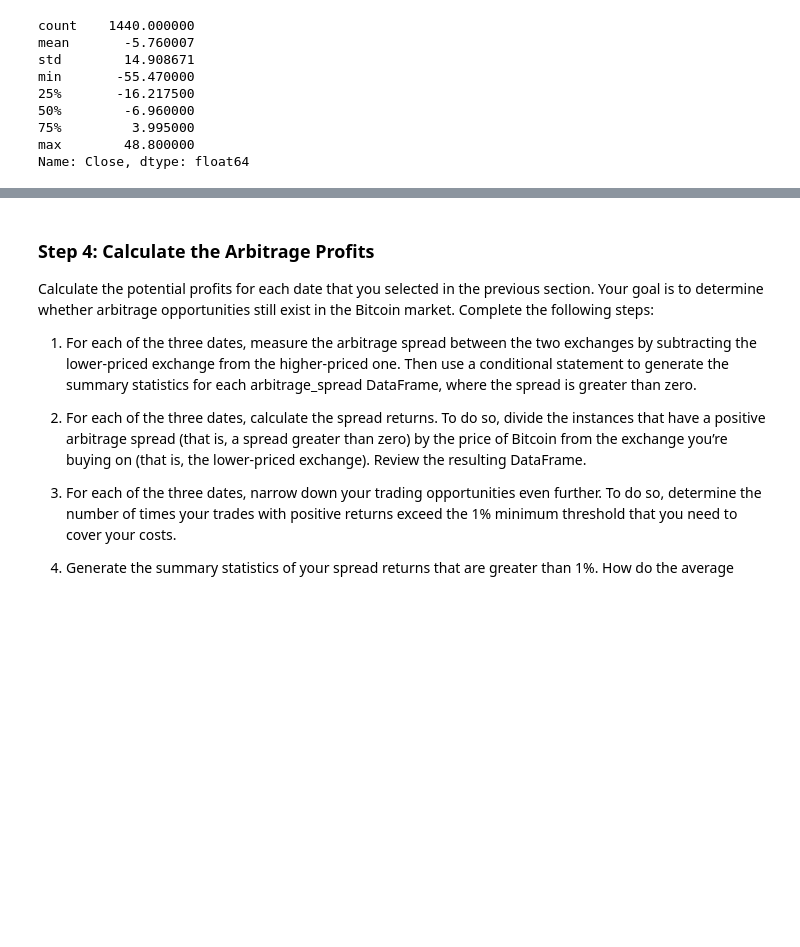
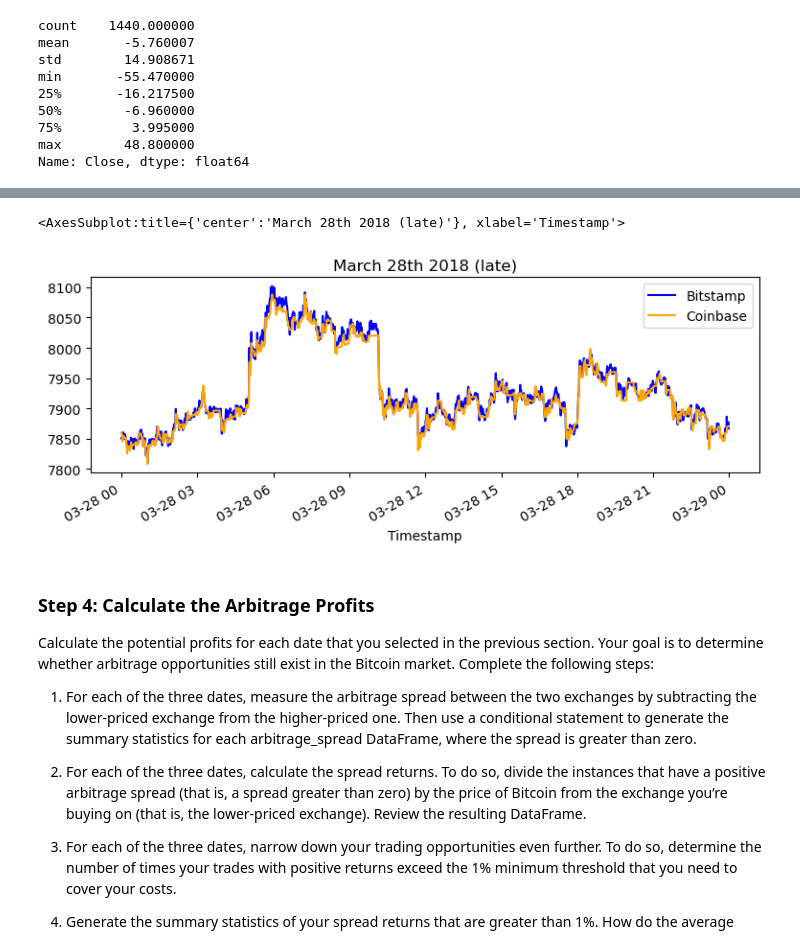
Before and after one commit to AndrewRBader/challenge-3, a Jupyter notebook: Starter_Code/crypto_arbitrage.ipynb, the cells around one changed output, grey strips where cells are left out. Cells and saved outputs as stored; diff of their text form; code cells hidden in the pictures; blank space fills up the shorter version.

```diff
--- a/Starter_Code/crypto_arbitrage.ipynb
+++ b/Starter_Code/crypto_arbitrage.ipynb
@@ -485,7 +495,17 @@ Name: Close, dtype: float64
 # %%
 # Create an overlay plot that visualizes the two dataframes over a period of one day from late in the dataset.
 # Be sure that the plots include the parameters `legend`, `figsize`, `title`, `color` and `label`
 # YOUR CODE HERE
+
+# selecting in late in the dataset
+bitstamp['Close'].loc['2018-03-28'].plot(
+    legend=True, figsize=(9, 3), title="March 28th 2018 (late)", color="blue", label="Bitstamp")
+# specifying coinbase selection for overlay plot
+coinbase['Close'].loc['2018-03-28'].plot(
+    legend=True, figsize=(9, 3), color="orange", label="Coinbase")
+# %% [output]
+<AxesSubplot:title={'center':'March 28th 2018 (late)'}, xlabel='Timestamp'>
+[figure, added]
 # %%
 # Using the date from the late that you have selected, calculate the arbitrage spread
 # by subtracting the bitstamp lower closing prices from the coinbase higher closing prices
```
Also changed, not shown: parts of 5 cells of this notebook.
